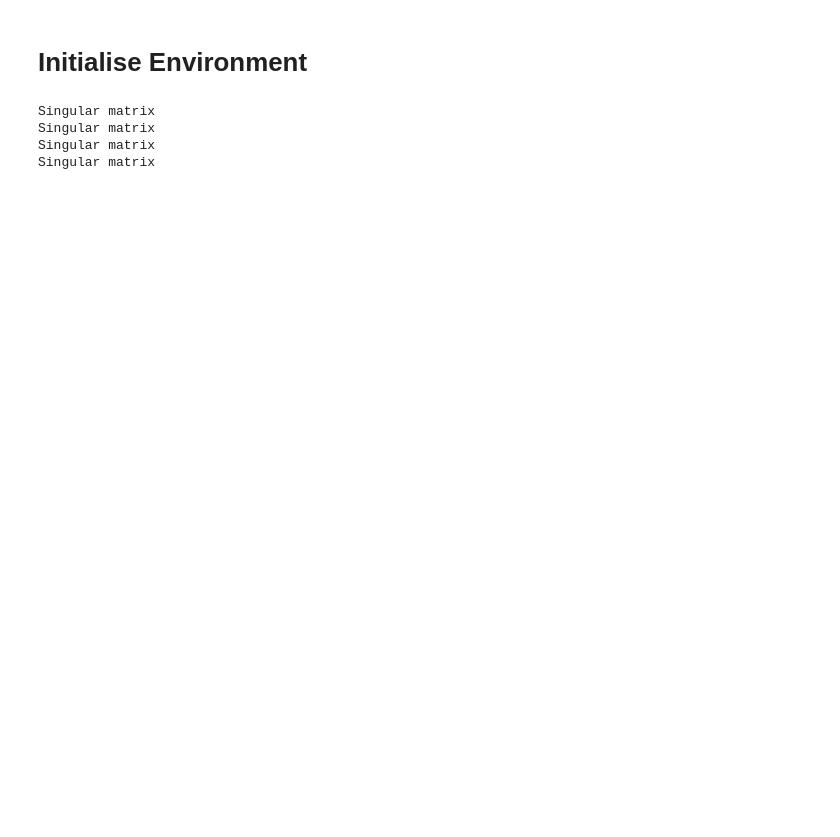
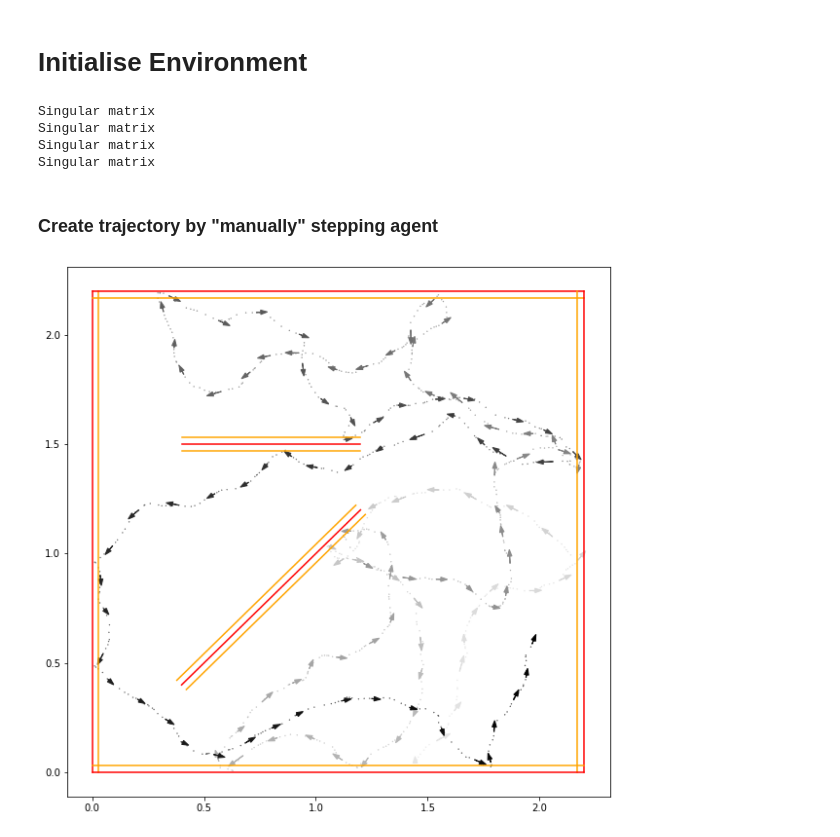
Before and after one commit to bioAI-Oslo/rat-simulator, a Jupyter notebook: notebooks/explore_simulator.ipynb, the cells around one changed output. Drawn from its saved outputs; the diff is of its cells as text; code cells hidden in the pictures; blank space fills up the shorter version.

```diff
--- a/notebooks/explore_simulator.ipynb
+++ b/notebooks/explore_simulator.ipynb
@@ -35,3 +35,18 @@ Singular matrix
 Singular matrix
 Singular matrix
 Singular matrix
+# %% [markdown]
+### Create trajectory by "manually" stepping agent
+# %%
+agent.reset()
+for _ in range(nsteps:=1000):
+    agent.step()
+# %%
+# plot track
+fig,axs=plt.subplots(figsize=(10,10))
+
+# plot board and trajectory
+environment.plot_board(axs)
+agent.plot_trajectory(axs,ds=8)
+# %% [output]
+[figure, added]
```
Also changed, not shown: parts of 5 cells of this notebook.
